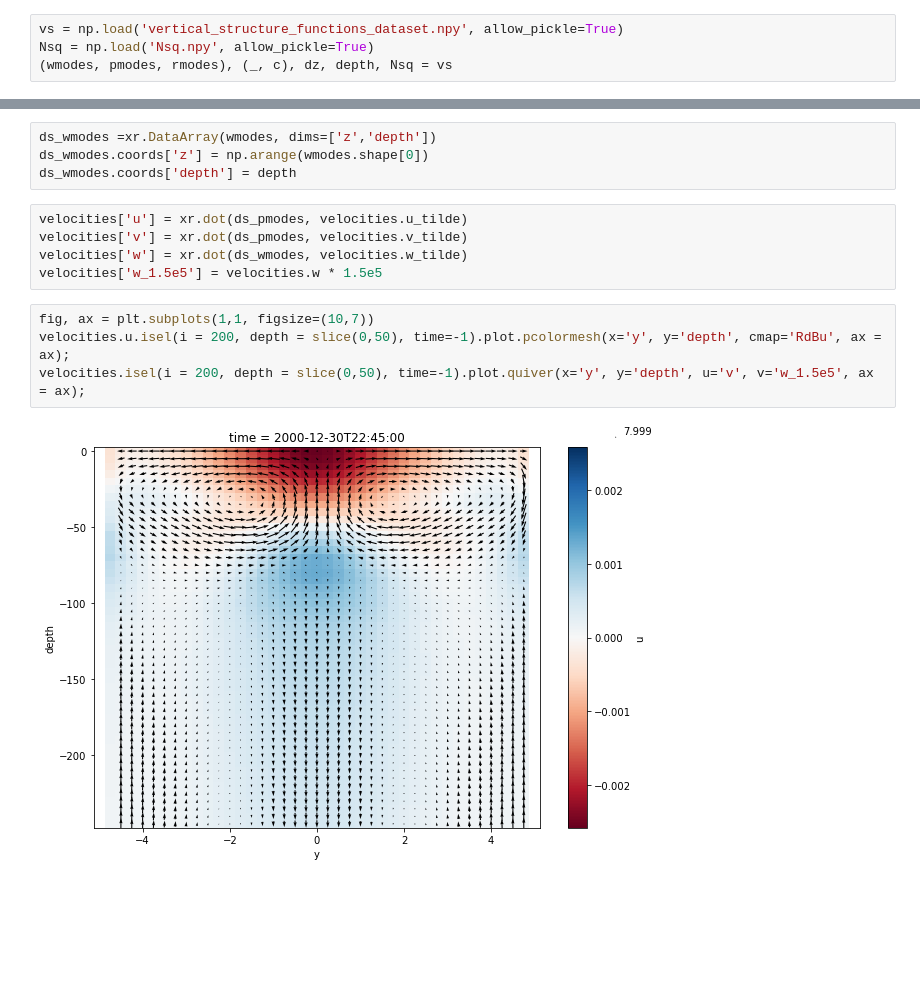
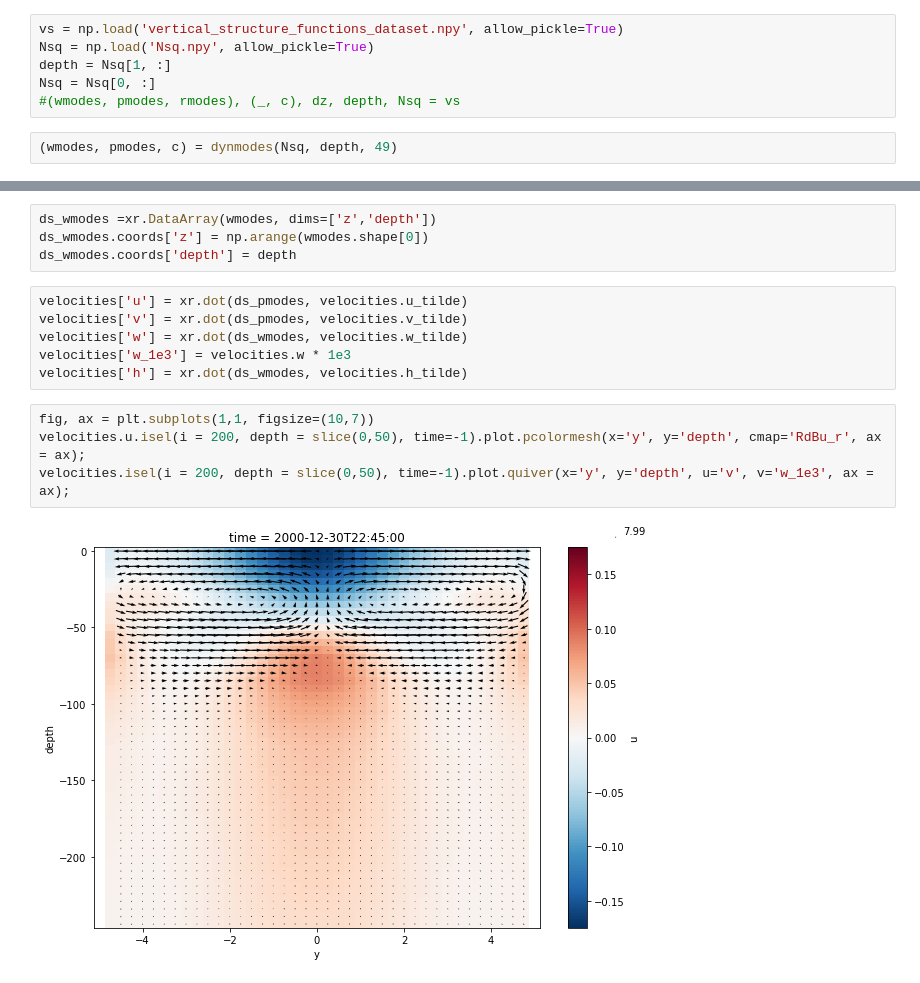
Before and after one commit to vopikamm/multimode-model, a Jupyter notebook: examples/Dunkel/Dunkel.ipynb, the cells around one changed output, grey strips where cells are left out. Saved outputs shown, nothing was run; the diff lists cells and outputs as text; blank space fills up the shorter version.

```diff
--- a/examples/Dunkel/Dunkel.ipynb
+++ b/examples/Dunkel/Dunkel.ipynb
@@ -6,7 +11,11 @@ import numpy as np
 # %%
 vs = np.load('vertical_structure_functions_dataset.npy', allow_pickle=True)
 Nsq = np.load('Nsq.npy', allow_pickle=True)
-(wmodes, pmodes, rmodes), (_, c), dz, depth, Nsq = vs
+depth = Nsq[1, :]
+Nsq = Nsq[0, :]
+#(wmodes, pmodes, rmodes), (_, c), dz, depth, Nsq = vs
+# %%
+(wmodes, pmodes, c) = dynmodes(Nsq, depth, 49)
 # %%
 ds_pmodes =xr.DataArray(pmodes, dims=['nmode','depth'])
 ds_modes = ds_pmodes.to_dataset(name='pmodes')
@@ -154,10 +163,11 @@ ds_wmodes.coords['depth'] = depth
 velocities['u'] = xr.dot(ds_pmodes, velocities.u_tilde)
 velocities['v'] = xr.dot(ds_pmodes, velocities.v_tilde)
 velocities['w'] = xr.dot(ds_wmodes, velocities.w_tilde)
-velocities['w_1.5e5'] = velocities.w * 1.5e5
+velocities['w_1e3'] = velocities.w * 1e3
+velocities['h'] = xr.dot(ds_wmodes, velocities.h_tilde)
 # %%
 fig, ax = plt.subplots(1,1, figsize=(10,7))
-velocities.u.isel(i = 200, depth = slice(0,50), time=-1).plot.pcolormesh(x='y', y='depth', cmap='RdBu', ax = ax);
-velocities.isel(i = 200, depth = slice(0,50), time=-1).plot.quiver(x='y', y='depth', u='v', v='w_1.5e5', ax = ax);
+velocities.u.isel(i = 200, depth = slice(0,50), time=-1).plot.pcolormesh(x='y', y='depth', cmap='RdBu_r', ax = ax);
+velocities.isel(i = 200, depth = slice(0,50), time=-1).plot.quiver(x='y', y='depth', u='v', v='w_1e3', ax = ax);
 # %% [output]
-[figure, old version]
+[figure, new version]
```
Also changed, not shown: parts of 2 cells of this notebook, 1 other file.
